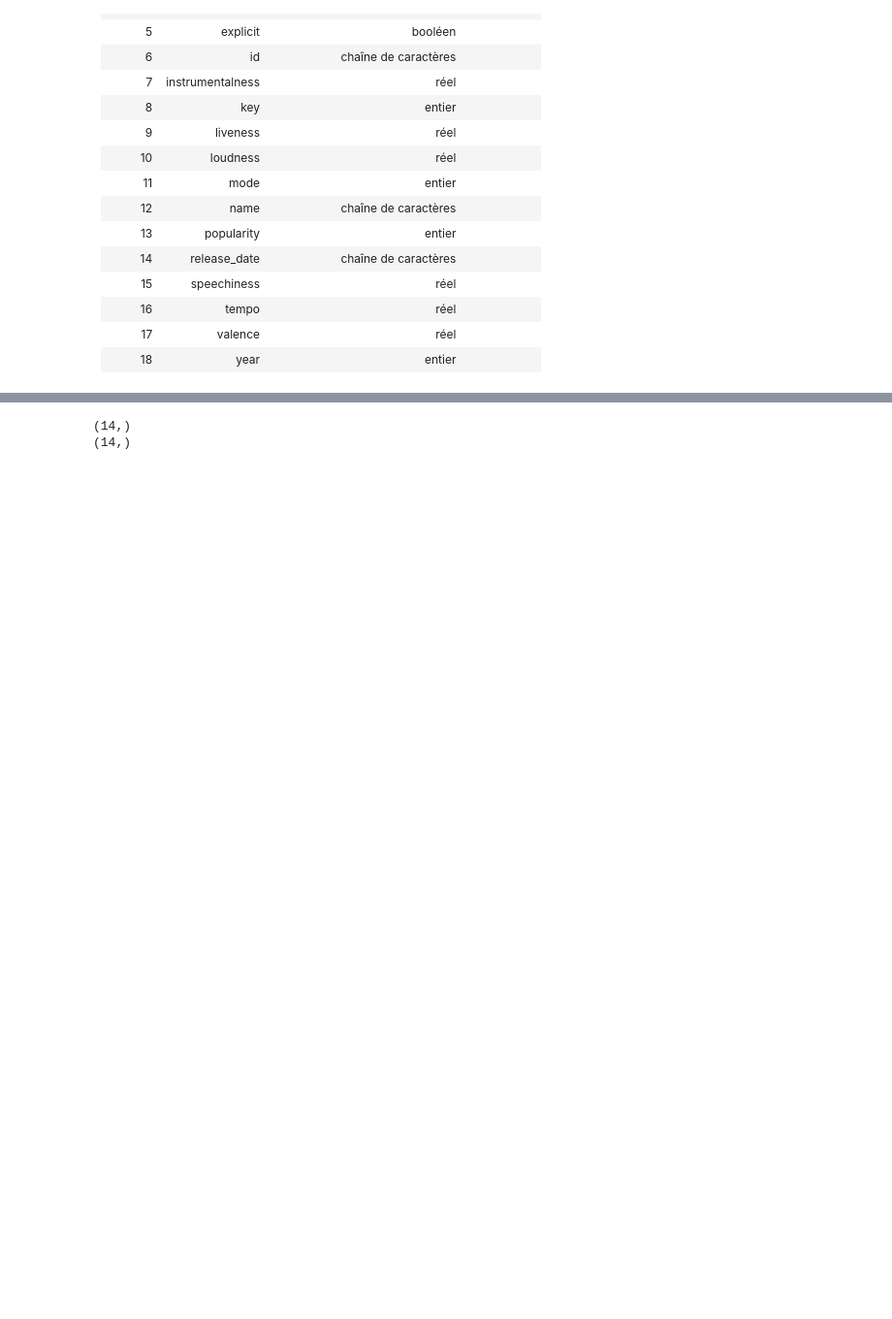
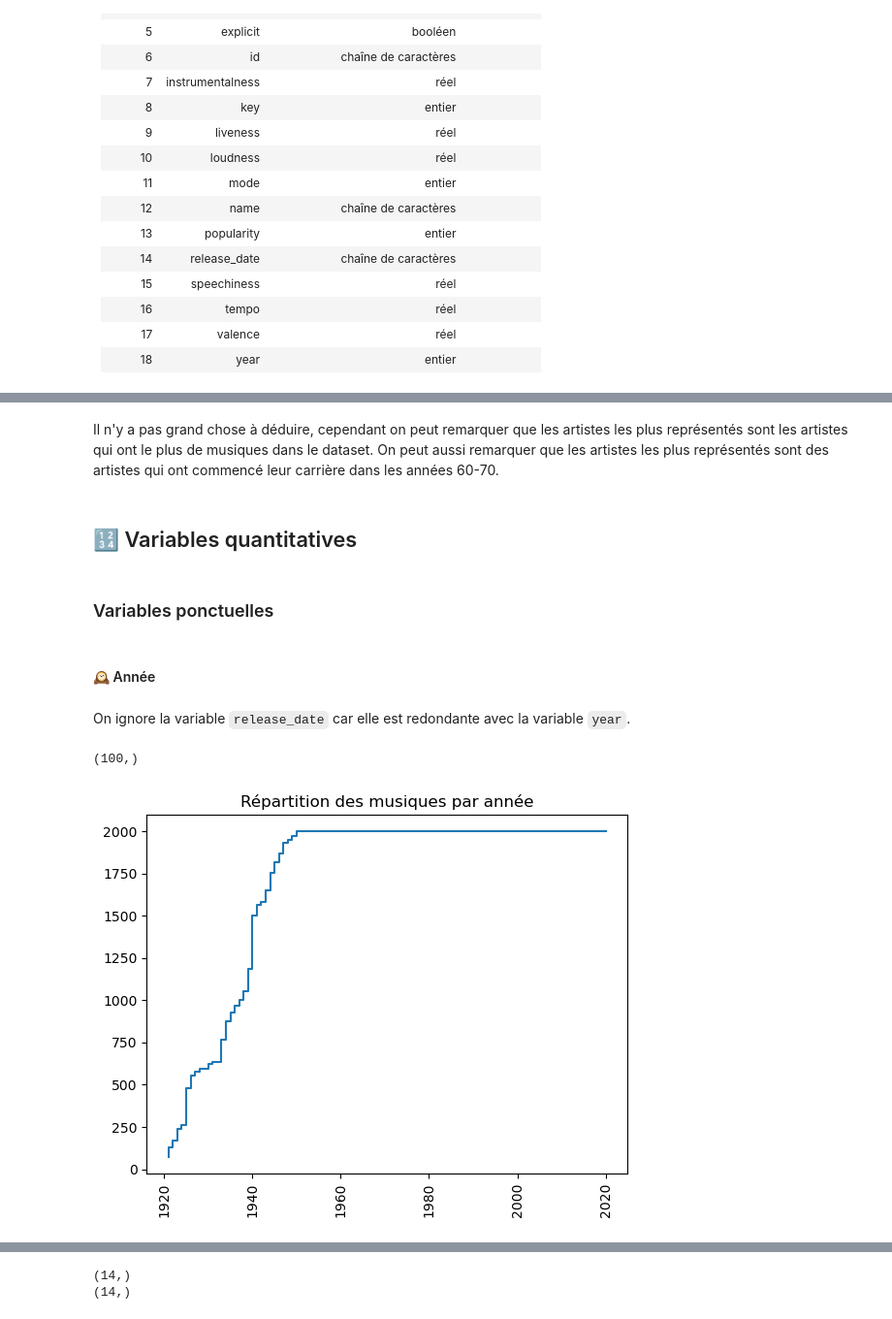
Before and after one commit to AlixANNERAUD/Music_danceability_prediction, a Jupyter notebook: Projet.ipynb, the cells around one changed output, grey strips where cells are left out. Shown: that part at 97% size. Cells and saved outputs as stored; diff of their text form; code cells hidden in the pictures; blank space fills up the shorter version.

```diff
--- a/Projet.ipynb
+++ b/Projet.ipynb
@@ -71,0 +86,22 @@ print(n, p_2)
+# %% [markdown]
+Il n'y a pas grand chose à déduire, cependant on peut remarquer que les artistes les plus représentés sont les artistes qui ont le plus de musiques dans le dataset. On peut aussi remarquer que les artistes les plus représentés sont des artistes qui ont commencé leur carrière dans les années 60-70.
+# %% [markdown]
+## 🔢 Variables quantitatives
+# %% [markdown]
+### Variables ponctuelles
+# %% [markdown]
+#### 🕰️ Année
+# %% [markdown]
+On ignore la variable `release_date` car elle est redondante avec la variable `year`.
+# %%
+Release_Date_Year_Unique, Release_Date_Count = np.unique(Data[year], return_counts=True)
+
+print(Release_Date_Year_Unique.shape)
+
+plt.step(Release_Date_Year_Unique, Release_Date_Frequency)
+plt.title("Répartition des musiques par année")
+plt.xticks(rotation='vertical')
+plt.show()
+# %% [output]
+(100,)
+[figure, added]
```
Also changed, not shown: parts of 22 cells of this notebook, 1 other file.
